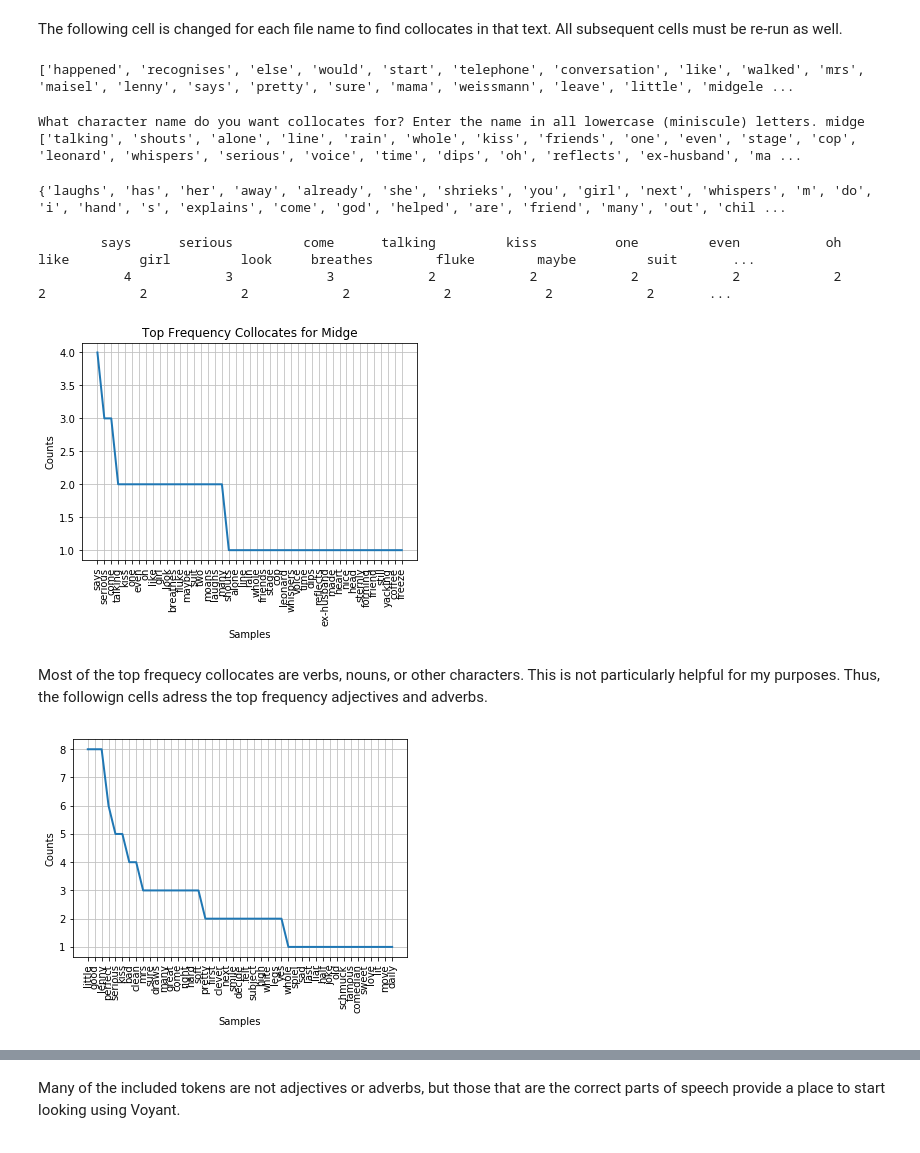
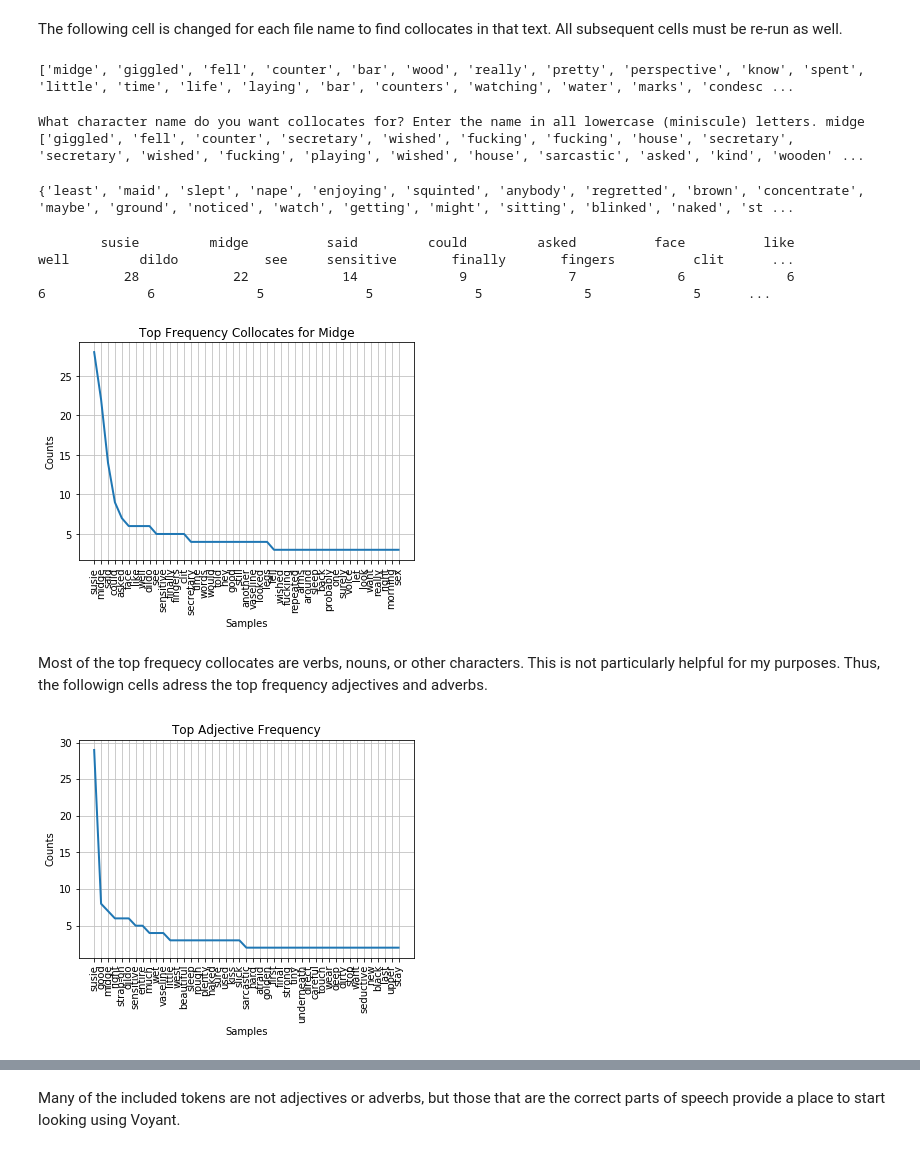
Before and after one commit to nlgauvreau/LLCU612, a Jupyter notebook: Final Assignment/Appendix 2–Text Analysis Work.ipynb, the cells around one changed output, grey strips where cells are left out. Cells and saved outputs as stored; diff of their text form; code cells hidden in the pictures.

```diff
--- a/Final Assignment/Appendix 2–Text Analysis Work.ipynb
+++ b/Final Assignment/Appendix 2–Text Analysis Work.ipynb
@@ -43,7 +43,7 @@ you terrible thing you beautiful thing.txt
 # %% [markdown]
 The following cell is changed for each file name to find collocates in that text. All subsequent cells must be re-run as well.
 # %%
-targetText = "a kiss is just a kiss.txt" #the file name is what is modified each time
+targetText = "A Peg in a Round Hole.txt" #the file name is what is modified each time
 
 with open(targetText, "r") as f:
     theText = f.read()
@@ -54,7 +54,7 @@ theRealTokens = [word for word in theTokens \
         if word not in stopwords]
 print(theRealTokens)
 # %% [output]
-['happened', 'recognises', 'else', 'would', 'start', 'telephone', 'conversation', 'like', 'walked', 'mrs', 'maisel', 'lenny', 'says', 'pretty', 'sure', 'mama', 'weissmann', 'leave', 'little', 'midgele ...
+['midge', 'giggled', 'fell', 'counter', 'bar', 'wood', 'really', 'pretty', 'perspective', 'know', 'spent', 'little', 'time', 'life', 'laying', 'bar', 'counters', 'watching', 'water', 'marks', 'condesc ...
 # %%
 characterFinder = input("What character name do you want collocates for? Enter the name in all lowercase (miniscule) letters. ")
 context = 3
@@ -74,32 +74,32 @@ for word in theRealTokens:
 print(collocates)
 # %% [output]
 What character name do you want collocates for? Enter the name in all lowercase (miniscule) letters. midge
-['talking', 'shouts', 'alone', 'line', 'rain', 'whole', 'kiss', 'friends', 'one', 'even', 'stage', 'cop', 'leonard', 'whispers', 'serious', 'voice', 'time', 'dips', 'oh', 'reflects', 'ex-husband', 'ma ...
+['giggled', 'fell', 'counter', 'secretary', 'wished', 'fucking', 'fucking', 'house', 'secretary', 'secretary', 'wished', 'fucking', 'playing', 'wished', 'house', 'sarcastic', 'asked', 'kind', 'wooden' ...
 # %%
 print(set(collocates))
 # %% [output]
-{'laughs', 'has', 'her', 'away', 'already', 'she', 'shrieks', 'you', 'girl', 'next', 'whispers', 'm', 'do', 'i', 'hand', 's', 'explains', 'come', 'god', 'helped', 'are', 'friend', 'many', 'out', 'chil ...
+{'least', 'maid', 'slept', 'nape', 'enjoying', 'squinted', 'anybody', 'regretted', 'brown', 'concentrate', 'maybe', 'ground', 'noticed', 'watch', 'getting', 'might', 'sitting', 'blinked', 'naked', 'st ...
 # %%
 tokenDist = nltk.FreqDist(collocates)
 tokenDist.tabulate()
 # %% [output]
-        says      serious         come      talking         kiss          one         even           oh         like         girl         look     breathes        fluke        maybe         suit       ...
-           4            3            3            2            2            2            2            2            2            2            2            2            2            2            2       ...
+        susie         midge          said         could         asked          face          like          well         dildo           see     sensitive       finally       fingers          clit      ...
+           28            22            14             9             7             6             6             6             6             5             5             5             5             5      ...
 # %%
 import matplotlib
 %matplotlib inline
 tokenDist.plot(45, title="Top Frequency Collocates for " + characterFinder.capitalize())
 # %% [output]
-[figure, old version]
+[figure, new version]
 # %% [markdown]
 Most of the top frequecy collocates are verbs, nouns, or other characters. This is not particularly helpful for my purposes. Thus, the followign cells adress the top frequency adjectives and adverbs.
 # %%
 maiselTagged = nltk.pos_tag(theRealTokens)
 maiselAdjectives = [token for token, pos in maiselTagged if "JJ" == pos]
 maiselAdjectivesFreqs = nltk.FreqDist(maiselAdjectives)
-maiselAdjectivesFreqs.plot(45)
+maiselAdjectivesFreqs.plot(45, title="Top Adjective Frequency")
 # %% [output]
-[figure, old version]
+[figure, new version]
 # %%
 maiselTagged = nltk.pos_tag(theRealTokens)
 maiselAdverbs = [token for token, pos in maiselTagged if "RB" == pos]
```
Also changed, not shown: parts of 1 cell of this notebook, 1 other file.
